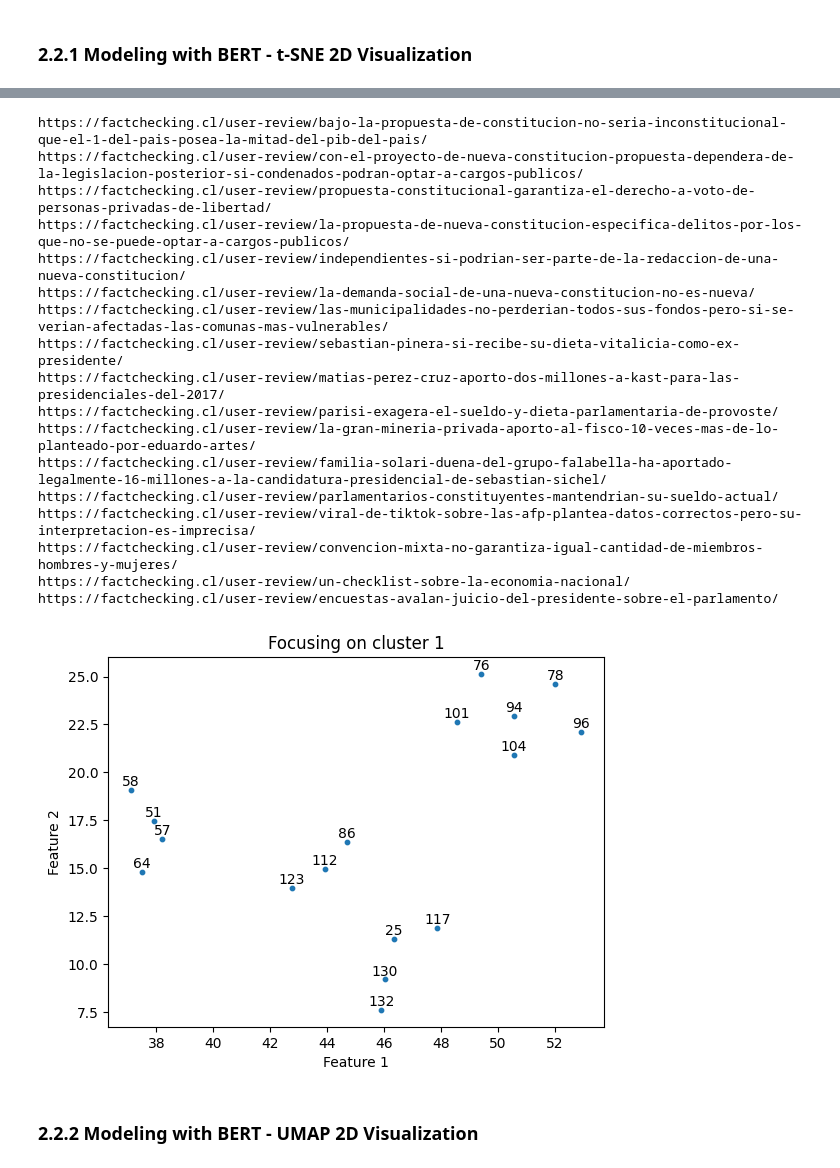
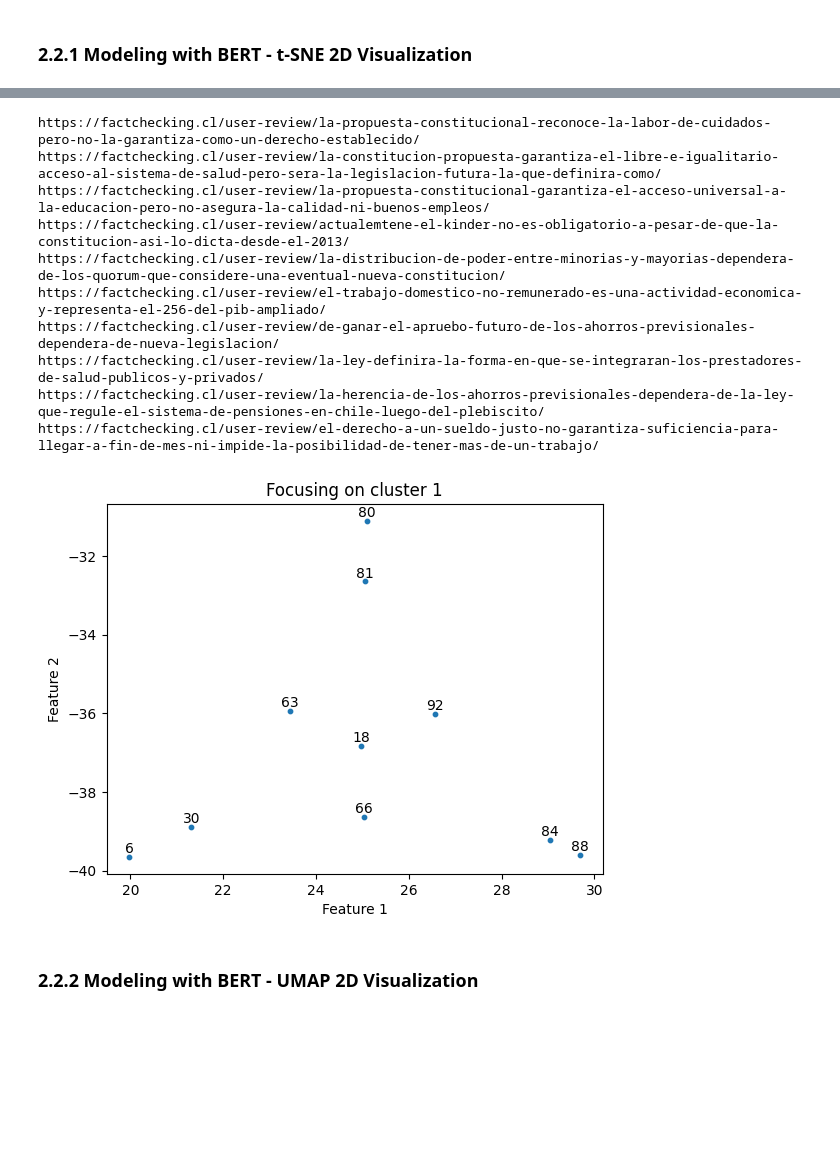
Before and after one commit to MolodyGs/Multimodal-News-Data-Collection, a Jupyter notebook: src/models/text_model.ipynb, the cells around one changed output, grey strips where cells are left out. Saved outputs shown, nothing was run; the diff lists cells and outputs as text; code cells hidden in the pictures; blank space fills up the shorter version.

```diff
--- a/src/models/text_model.ipynb
+++ b/src/models/text_model.ipynb
@@ -85,7 +84,7 @@ json_data = {}
 with open("../fact_checking_data//fact_checking_data_extracted.json", 'r', encoding='utf-8') as file:
     json_data = json.load(file)
 
-texts = [fact["content"] for fact in json_data["facts"]]
+texts = [fact["veracity"] + "" + fact["content"] for fact in json_data["facts"]]
 labels = [fact["veracity"] for fact in json_data["facts"]]
 
 data = {
@@ -183,7 +121,7 @@ Error:
 tsne = TSNE(n_components=2, perplexity=1, random_state=42)
 embeddings_2d = tsne.fit_transform(embeddings)
 
-clusterer = hdbscan.HDBSCAN(min_cluster_size=5)
+clusterer = hdbscan.HDBSCAN(min_cluster_size=4, min_samples=3, cluster_selection_epsilon=7)
 cluster_labels = clusterer.fit_predict(embeddings_2d)
 
 plt.scatter(embeddings_2d[:, 0], embeddings_2d[:, 1], c=cluster_labels, cmap='viridis', s=10)
@@ -211,4 +149,5 @@ print(f"Distancia máxima: {max_distance}")
 # Evaluar la calidad del clustering
 score = silhouette_score(embeddings_2d, cluster_labels)
 print(f"Silhouette Score: {score}")
+print(len(set(cluster_labels)))
 # %% [output]
@@ -220,53 +160,41 @@ Silhouette Score: 0.35597723722457886
 # %%
 # Focusing on cluster 1
-cluster_to_print = 1
+cluster_to_print = 5
 facts_selected = []
 facts_labels = []
 
 json_data = {}
 
 with open("../fact_checking_data//fact_checking_data_extracted_linked.json", 'r', encoding='utf-8') as file:
     json_data = json.load(file)
 
 for index, fact in enumerate(json_data["facts"]):
     if cluster_labels[index] == cluster_to_print:
         facts_selected.append(embeddings_2d[index].tolist())
         facts_labels.append(index)
         print(json_data['facts'][index]['link'])
 
 
 plt.scatter([fact[0] for fact in facts_selected], [fact[1] for fact in facts_selected], s=10)
 for x, y, etiqueta in zip([fact[0] for fact in facts_selected], [fact[1] for fact in facts_selected], facts_labels):
     plt.annotate(etiqueta, (x, y), textcoords="offset points", xytext=(0,3), ha='center')
 
-# for index, facts_labels in enumerate(facts_labels):
-#     plt.text(23, -21 - 0.3*index, f"[{facts_labels}] {json_data['facts'][index]['link']}", fontsize=8)
-# plt.gcf().set_size_inches(6, 6)
-# plt.xlim(24, 32)
-# plt.ylim(-20, -12)
 plt.title('Focusing on cluster 1')
 plt.xlabel('Feature 1')
 plt.ylabel('Feature 2')
 plt.show()
 # %% [output]
-https://factchecking.cl/user-review/bajo-la-propuesta-de-constitucion-no-seria-inconstitucional-que-el-1-del-pais-posea-la-mitad-del-pib-del-pais/
-https://factchecking.cl/user-review/con-el-proyecto-de-nueva-constitucion-propuesta-dependera-de-la-legislacion-posterior-si-condenados-podran-optar-a-cargos-publicos/
-https://factchecking.cl/user-review/propuesta-constitucional-garantiza-el-derecho-a-voto-de-personas-privadas-de-libertad/
-https://factchecking.cl/user-review/la-propuesta-de-nueva-constitucion-especifica-delitos-por-los-que-no-se-puede-optar-a-cargos-publicos/
-https://factchecking.cl/user-review/independientes-si-podrian-ser-parte-de-la-redaccion-de-una-nueva-constitucion/
-https://factchecking.cl/user-review/la-demanda-social-de-una-nueva-constitucion-no-es-nueva/
-https://factchecking.cl/user-review/las-municipalidades-no-perderian-todos-sus-fondos-pero-si-se-verian-afectadas-las-comunas-mas-vulnerables/
-https://factchecking.cl/user-review/sebastian-pinera-si-recibe-su-dieta-vitalicia-como-ex-presidente/
-https://factchecking.cl/user-review/matias-perez-cruz-aporto-dos-millones-a-kast-para-las-presidenciales-del-2017/
-https://factchecking.cl/user-review/parisi-exagera-el-sueldo-y-dieta-parlamentaria-de-provoste/
-https://factchecking.cl/user-review/la-gran-mineria-privada-aporto-al-fisco-10-veces-mas-de-lo-planteado-por-eduardo-artes/
-https://factchecking.cl/user-review/familia-solari-duena-del-grupo-falabella-ha-aportado-legalmente-16-millones-a-la-candidatura-presidencial-de-sebastian-sichel/
-https://factchecking.cl/user-review/parlamentarios-constituyentes-mantendrian-su-sueldo-actual/
-https://factchecking.cl/user-review/viral-de-tiktok-sobre-las-afp-plantea-datos-correctos-pero-su-interpretacion-es-imprecisa/
-https://factchecking.cl/user-review/convencion-mixta-no-garantiza-igual-cantidad-de-miembros-hombres-y-mujeres/
-https://factchecking.cl/user-review/un-checklist-sobre-la-economia-nacional/
-https://factchecking.cl/user-review/encuestas-avalan-juicio-del-presidente-sobre-el-parlamento/
+https://factchecking.cl/user-review/la-propuesta-constitucional-reconoce-la-labor-de-cuidados-pero-no-la-garantiza-como-un-derecho-establecido/
+https://factchecking.cl/user-review/la-constitucion-propuesta-garantiza-el-libre-e-igualitario-acceso-al-sistema-de-salud-pero-sera-la-legislacion-futura-la-que-definira-como/
+https://factchecking.cl/user-review/la-propuesta-constitucional-garantiza-el-acceso-universal-a-la-educacion-pero-no-asegura-la-calidad-ni-buenos-empleos/
+https://factchecking.cl/user-review/actualemtene-el-kinder-no-es-obligatorio-a-pesar-de-que-la-constitucion-asi-lo-dicta-desde-el-2013/
+https://factchecking.cl/user-review/la-distribucion-de-poder-entre-minorias-y-mayorias-dependera-de-los-quorum-que-considere-una-eventual-nueva-constitucion/
+https://factchecking.cl/user-review/el-trabajo-domestico-no-remunerado-es-una-actividad-economica-y-representa-el-256-del-pib-ampliado/
+https://factchecking.cl/user-review/de-ganar-el-apruebo-futuro-de-los-ahorros-previsionales-dependera-de-nueva-legislacion/
+https://factchecking.cl/user-review/la-ley-definira-la-forma-en-que-se-integraran-los-prestadores-de-salud-publicos-y-privados/
+https://factchecking.cl/user-review/la-herencia-de-los-ahorros-previsionales-dependera-de-la-ley-que-regule-el-sistema-de-pensiones-en-chile-luego-del-plebiscito/
+https://factchecking.cl/user-review/el-derecho-a-un-sueldo-justo-no-garantiza-suficiencia-para-llegar-a-fin-de-mes-ni-impide-la-posibilidad-de-tener-mas-de-un-trabajo/
-[figure, old version]
+[figure, new version]
 # %% [markdown]
 ### 2.2.2 Modeling with BERT - UMAP 2D Visualization
 # %%
```
Also changed, not shown: parts of 5 cells of this notebook.
